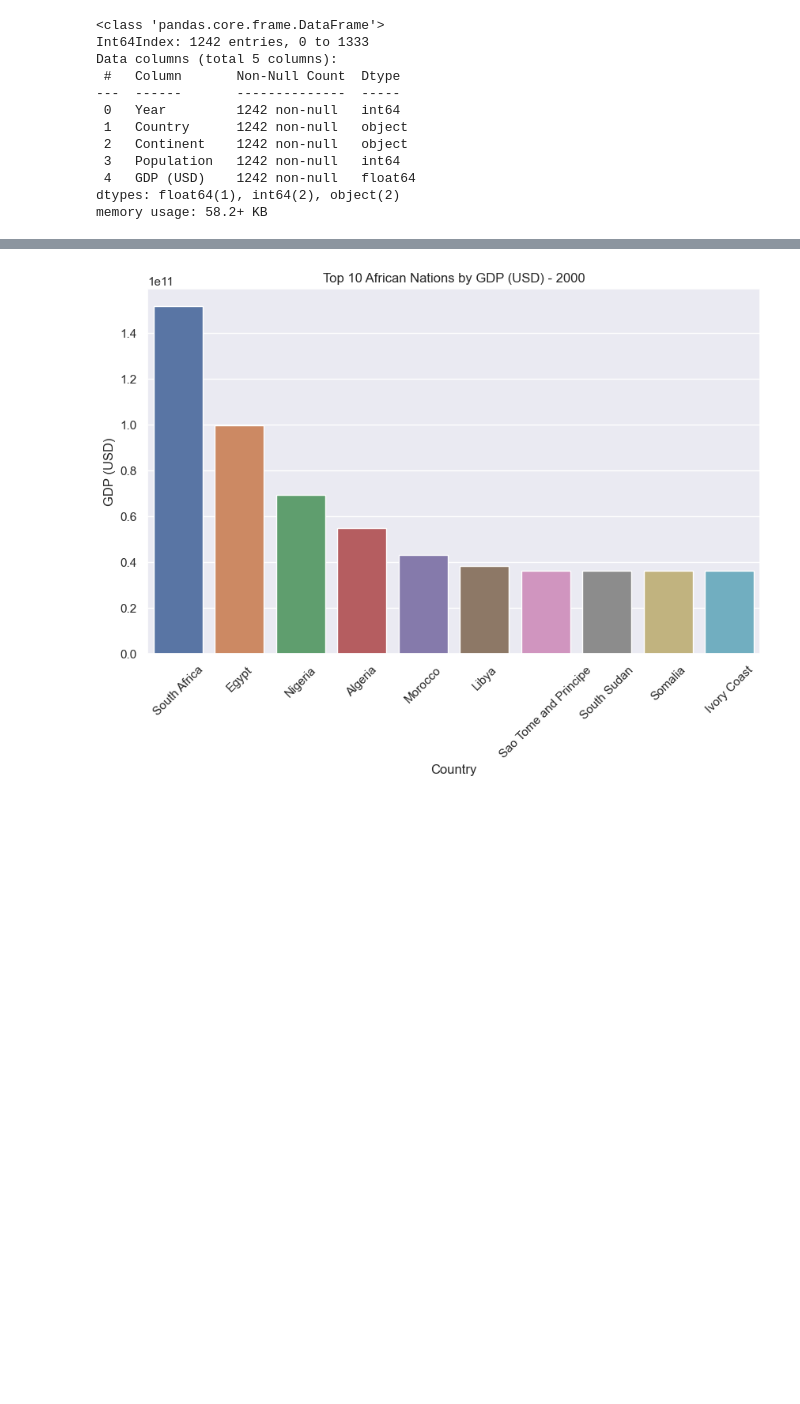
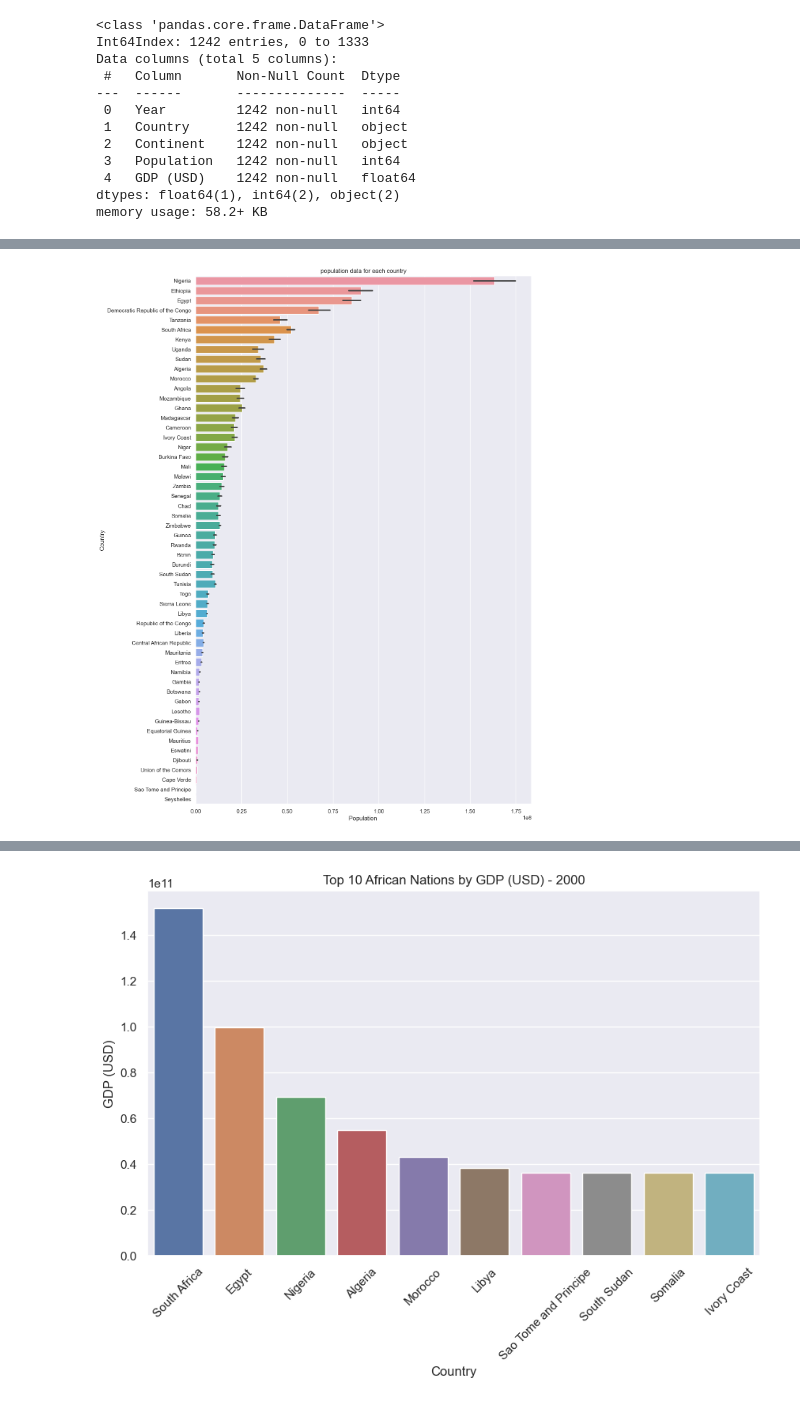
Before and after one commit to Murray-Assal/Africa_Data, a Jupyter notebook: Africa_World_Bank_Data.ipynb, the cells around one changed output, grey strips where cells are left out. Cells and saved outputs as stored; diff of their text form; code cells hidden in the pictures; blank space fills up the shorter version.

```diff
--- a/Africa_World_Bank_Data.ipynb
+++ b/Africa_World_Bank_Data.ipynb
@@ -84,0 +121,8 @@ memory usage: 58.2+ KB
+# %%
+# Plot population data for each country
+plt.figure(figsize=(12,19))
+sns.barplot(data = africa.sort_values(by='Population ', ascending=False), x = 'Population ', y = 'Country')
+plt.title('population data for each country')
+plt.show()
+# %% [output]
+[figure, added]
```
Also changed, not shown: parts of 6 cells of this notebook.
